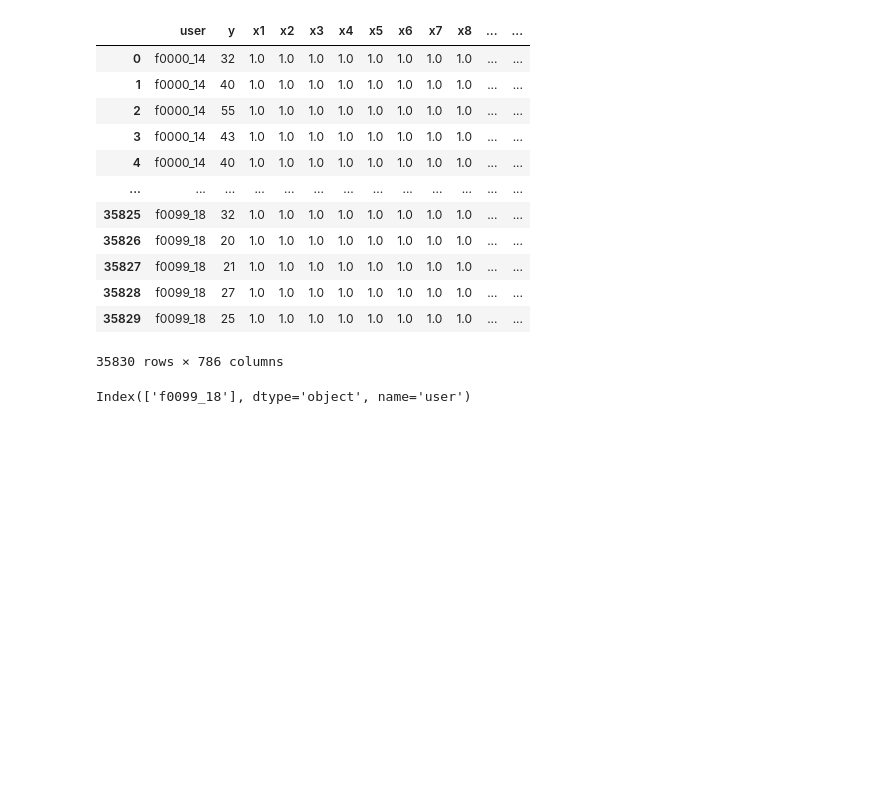
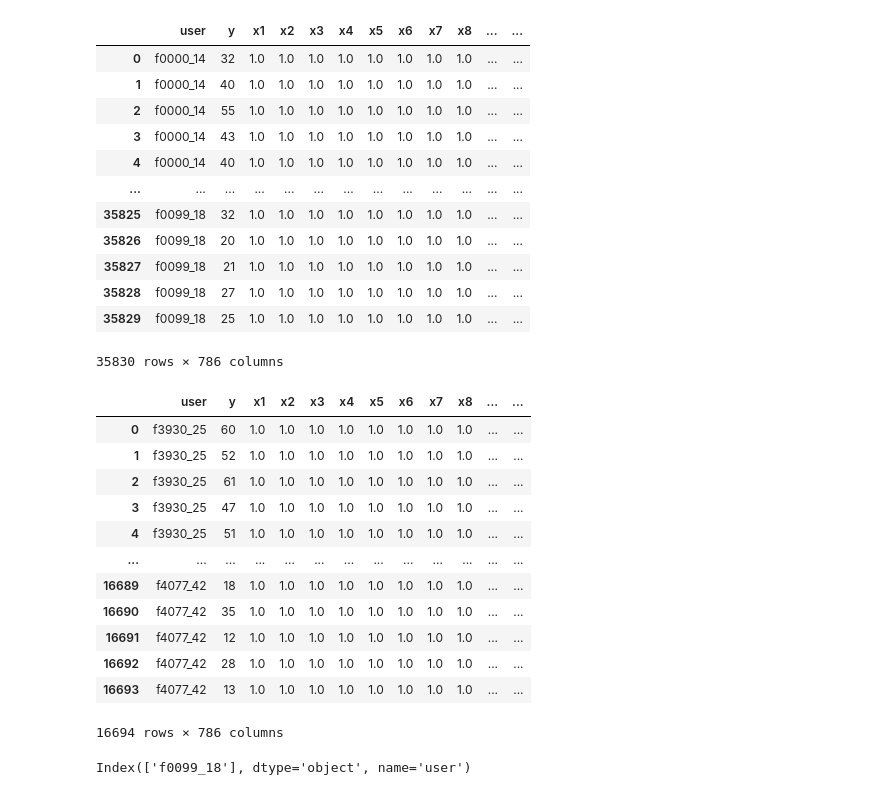
Before and after one commit to RicoBorra/FederatedLearningProject, a Jupyter notebook: data/femnist/dataset_to_parquet.ipynb, the cells around one changed output. Saved outputs shown, nothing was run; the diff lists cells and outputs as text; code cells hidden in the pictures; blank space fills up the shorter version.

Commit message:
parquet support added

```diff
--- a/data/femnist/dataset_to_parquet.ipynb
+++ b/data/femnist/dataset_to_parquet.ipynb
@@ -159,6 +159,28 @@ df
 | 35828 | f0099_18 | 27 | 1.0 | 1.0 | 1.0 | 1.0 | 1.0 | 1.0 | 1.0 | 1.0 | ... | ... |
 | 35829 | f0099_18 | 25 | 1.0 | 1.0 | 1.0 | 1.0 | 1.0 | 1.0 | 1.0 | 1.0 | ... | ... |
 35830 rows × 786 columns
+# %%
+import os
+import pandas as pd
+
+path = os.path.join(os.getcwd(), 'data', 'all_data', 'all_data_0.parquet')
+
+df = pd.read_parquet(path=path)
+df
+# %% [output]
+|  | user | y | x1 | x2 | x3 | x4 | x5 | x6 | x7 | x8 | ... | ... |
+| 0 | f3930_25 | 60 | 1.0 | 1.0 | 1.0 | 1.0 | 1.0 | 1.0 | 1.0 | 1.0 | ... | ... |
+| 1 | f3930_25 | 52 | 1.0 | 1.0 | 1.0 | 1.0 | 1.0 | 1.0 | 1.0 | 1.0 | ... | ... |
+| 2 | f3930_25 | 61 | 1.0 | 1.0 | 1.0 | 1.0 | 1.0 | 1.0 | 1.0 | 1.0 | ... | ... |
+| 3 | f3930_25 | 47 | 1.0 | 1.0 | 1.0 | 1.0 | 1.0 | 1.0 | 1.0 | 1.0 | ... | ... |
+| 4 | f3930_25 | 51 | 1.0 | 1.0 | 1.0 | 1.0 | 1.0 | 1.0 | 1.0 | 1.0 | ... | ... |
+| ... | ... | ... | ... | ... | ... | ... | ... | ... | ... | ... | ... | ... |
+| 16689 | f4077_42 | 18 | 1.0 | 1.0 | 1.0 | 1.0 | 1.0 | 1.0 | 1.0 | 1.0 | ... | ... |
+| 16690 | f4077_42 | 35 | 1.0 | 1.0 | 1.0 | 1.0 | 1.0 | 1.0 | 1.0 | 1.0 | ... | ... |
+| 16691 | f4077_42 | 12 | 1.0 | 1.0 | 1.0 | 1.0 | 1.0 | 1.0 | 1.0 | 1.0 | ... | ... |
+| 16692 | f4077_42 | 28 | 1.0 | 1.0 | 1.0 | 1.0 | 1.0 | 1.0 | 1.0 | 1.0 | ... | ... |
+| 16693 | f4077_42 | 13 | 1.0 | 1.0 | 1.0 | 1.0 | 1.0 | 1.0 | 1.0 | 1.0 | ... | ... |
+16694 rows × 786 columns
 # %%
 df.index.unique()
 # %% [output]
```
Also changed, not shown: 32 other files.
